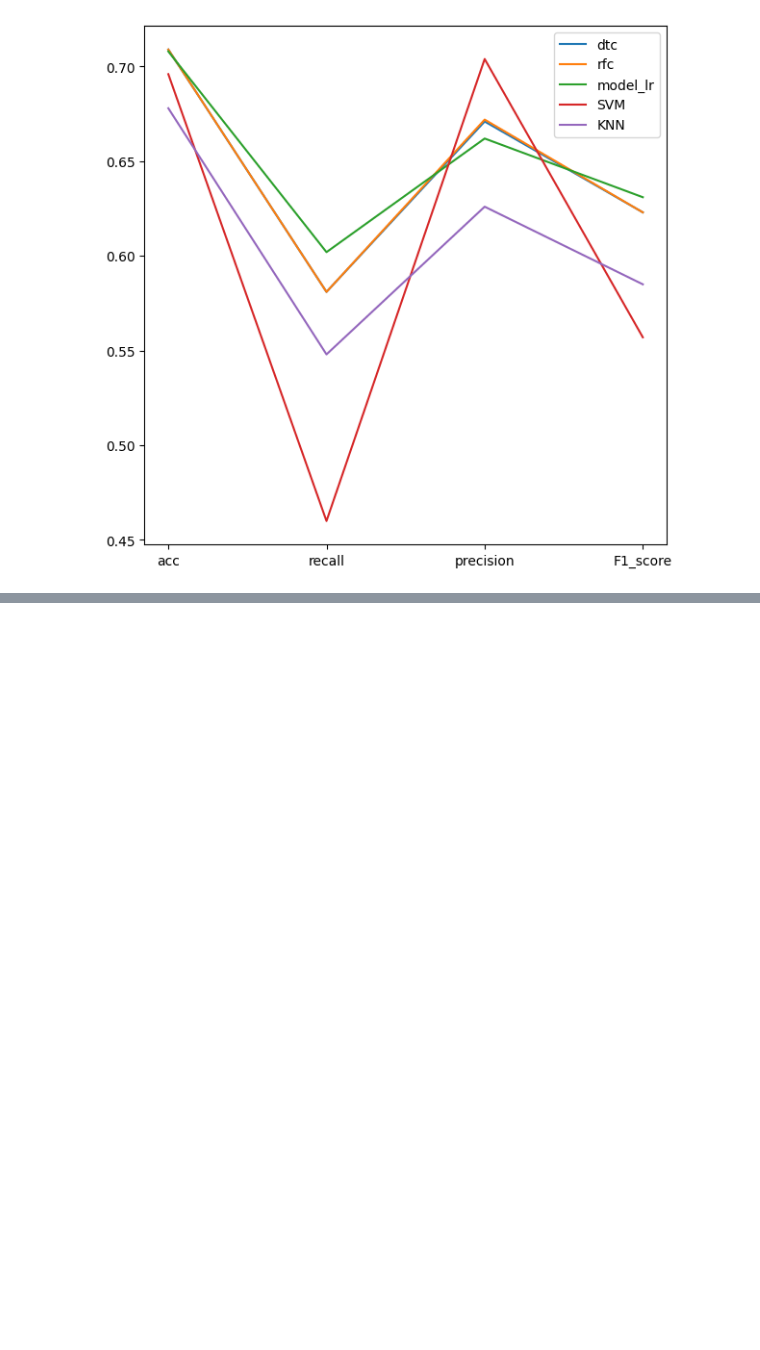
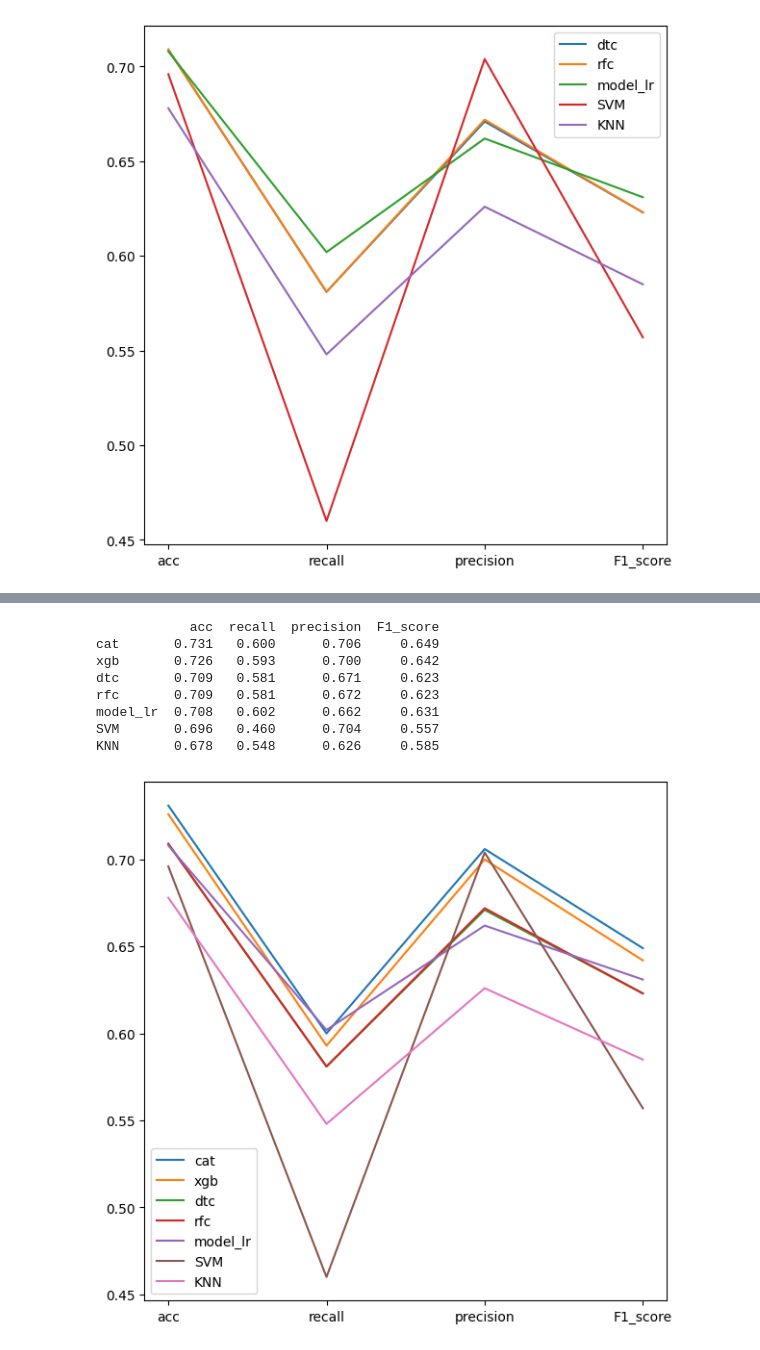
Before and after one commit to Njeon3091/AICE_study, a Jupyter notebook: 실습_과제(비데_정수기_렌탈).ipynb, the cells around one changed output, grey strips where cells are left out. Drawn from its saved outputs; the diff is of its cells as text; code cells hidden in the pictures; blank space fills up the shorter version.

```diff
--- a/실습_과제(비데_정수기_렌탈).ipynb
+++ b/실습_과제(비데_정수기_렌탈).ipynb
@@ -1654,0 +1705,9 @@ KNN       0.678   0.548      0.626     0.585
+# %%
+!pip install catboost
+from catboost import CatBoostClassifier, Pool
+cat = CatBoostClassifier(learning_rate=0.03, iterations=2000, random_state=42)
+
+train_dataset= Pool(data=x_train, label=y_train)
+eval_data=Pool(data=x_val, label=y_val)
+
+cat.fit(train_dataset, eval_set=eval_data, early_stopping_rounds=30)
@@ -1654,0 +1733,14 @@ KNN       0.678   0.548      0.626     0.585
+# %%
+pred_cat=cat.predict(x_test)
+
+result_view('cat', pred_cat, y_test)
+# %% [output]
+            acc  recall  precision  F1_score
+cat       0.731   0.600      0.706     0.649
+xgb       0.726   0.593      0.700     0.642
+dtc       0.709   0.581      0.671     0.623
+rfc       0.709   0.581      0.672     0.623
+model_lr  0.708   0.602      0.662     0.631
+SVM       0.696   0.460      0.704     0.557
+KNN       0.678   0.548      0.626     0.585
+[figure, added]
```
Also changed, not shown: parts of 10 cells of this notebook.
